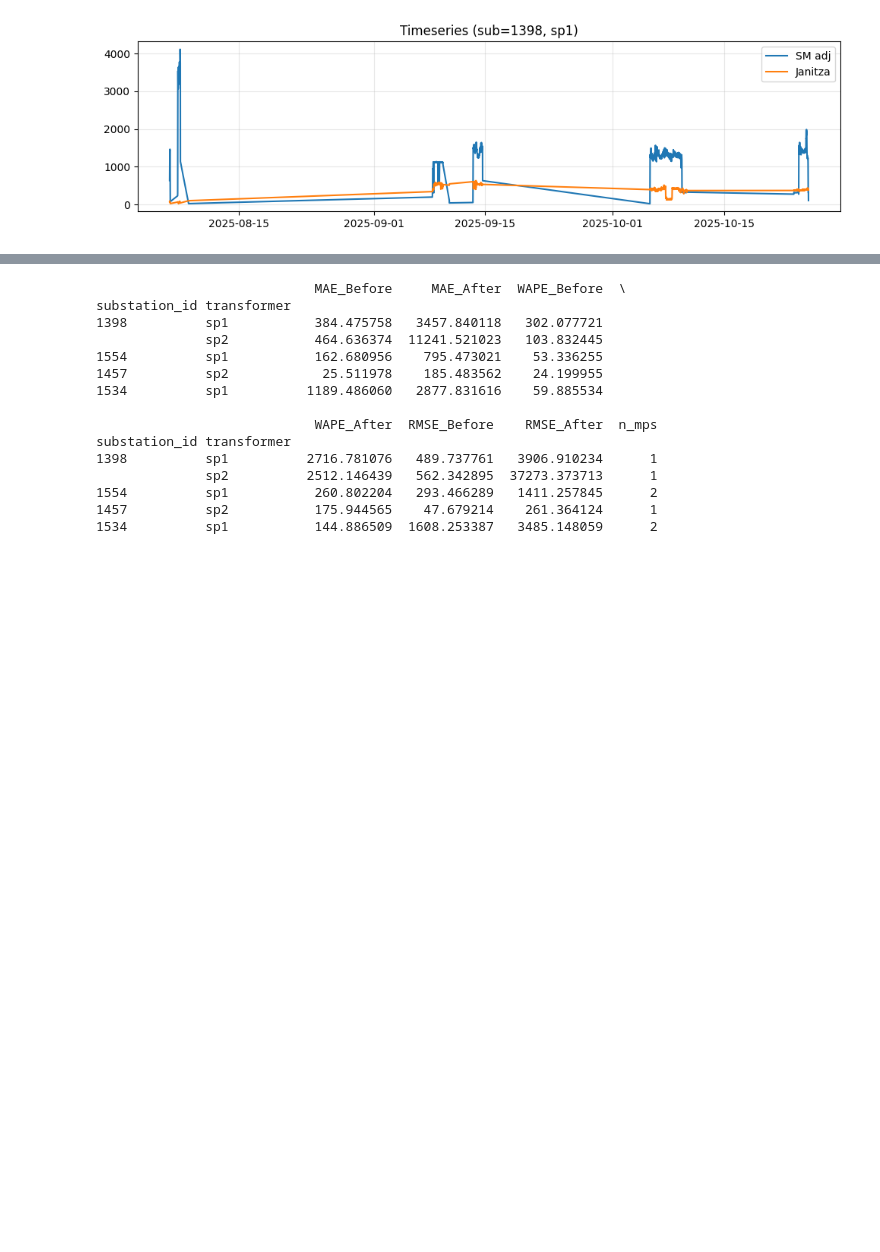
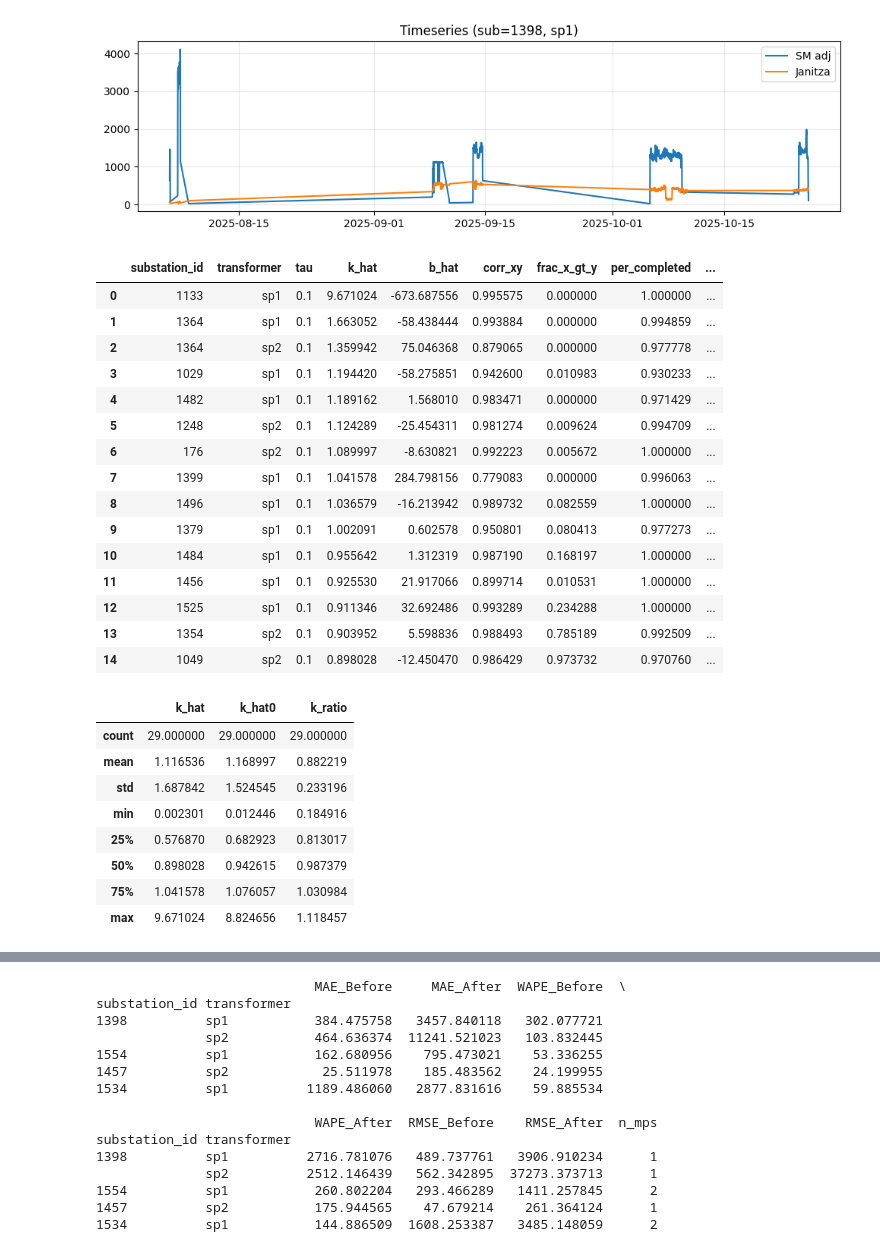
Before and after one commit to MindisBlank/Jasonaq_thesis, a Jupyter notebook: notebooks/ct_ratio_issue.ipynb, the cells around one changed output, grey strips where cells are left out. Cells and saved outputs as stored; diff of their text form; code cells hidden in the pictures; blank space fills up the shorter version.

```diff
--- a/notebooks/ct_ratio_issue.ipynb
+++ b/notebooks/ct_ratio_issue.ipynb
@@ -1088,3 +1092,70 @@ max       19.698594
 Name: ratio, dtype: float64
 [figure]
 [figure]
+# %%
+
+
+try:
+    import statsmodels.api as sm
+    HAVE_SM = True
+except:
+    HAVE_SM = False
+
+def fit_k_no_intercept(df_reg, tau=0.10, min_points=200):
+    rows = []
+    for (sid,tr), g in df_reg.groupby(["substation_id","transformer"]):
+        if len(g) < min_points:
+            continue
+        x = g["I_total_sm_adj"].to_numpy(float)
+        y = g["I_total_jn"].to_numpy(float)
+        m = np.isfinite(x) & np.isfinite(y) & (x > 0)
+        x = x[m]; y = y[m]
+        if len(x) < min_points:
+            continue
+
+        if HAVE_SM:
+            # X is just x, no constant column
+            try:
+                res = sm.QuantReg(y, x).fit(q=tau, max_iter=2000)
+                k0 = float(res.params[0])
+            except Exception:
+                k0 = float(np.nanquantile(y/x, tau))
+        else:
+            k0 = float(np.nanquantile(y/x, tau))
+
+        rows.append({"substation_id": sid, "transformer": tr, "tau": tau, "k_hat0": k0, "n_points": len(x)})
+    return pd.DataFrame(rows)
+
+df_k0 = fit_k_no_intercept(df_reg, tau=0.10, min_points=200)
+df_k_cmp = df_k.merge(df_k0, on=["substation_id","transformer","tau"], how="left")
+
+# Compare intercept vs no-intercept slopes
+df_k_cmp["k_ratio"] = df_k_cmp["k_hat"] / df_k_cmp["k_hat0"]
+display(df_k_cmp.sort_values("k_hat", ascending=False).head(15))
+display(df_k_cmp[["k_hat","k_hat0","k_ratio"]].describe())
+# %% [output]
+|  | substation_id | transformer | tau | k_hat | b_hat | corr_xy | frac_x_gt_y | per_completed | ... |
+| 0 | 1133 | sp1 | 0.1 | 9.671024 | -673.687556 | 0.995575 | 0.000000 | 1.000000 | ... |
+| 1 | 1364 | sp1 | 0.1 | 1.663052 | -58.438444 | 0.993884 | 0.000000 | 0.994859 | ... |
+| 2 | 1364 | sp2 | 0.1 | 1.359942 | 75.046368 | 0.879065 | 0.000000 | 0.977778 | ... |
+| 3 | 1029 | sp1 | 0.1 | 1.194420 | -58.275851 | 0.942600 | 0.010983 | 0.930233 | ... |
+| 4 | 1482 | sp1 | 0.1 | 1.189162 | 1.568010 | 0.983471 | 0.000000 | 0.971429 | ... |
+| 5 | 1248 | sp2 | 0.1 | 1.124289 | -25.454311 | 0.981274 | 0.009624 | 0.994709 | ... |
+| 6 | 176 | sp2 | 0.1 | 1.089997 | -8.630821 | 0.992223 | 0.005672 | 1.000000 | ... |
+| 7 | 1399 | sp1 | 0.1 | 1.041578 | 284.798156 | 0.779083 | 0.000000 | 0.996063 | ... |
+| 8 | 1496 | sp1 | 0.1 | 1.036579 | -16.213942 | 0.989732 | 0.082559 | 1.000000 | ... |
+| 9 | 1379 | sp1 | 0.1 | 1.002091 | 0.602578 | 0.950801 | 0.080413 | 0.977273 | ... |
+| 10 | 1484 | sp1 | 0.1 | 0.955642 | 1.312319 | 0.987190 | 0.168197 | 1.000000 | ... |
+| 11 | 1456 | sp1 | 0.1 | 0.925530 | 21.917066 | 0.899714 | 0.010531 | 1.000000 | ... |
+| 12 | 1525 | sp1 | 0.1 | 0.911346 | 32.692486 | 0.993289 | 0.234288 | 1.000000 | ... |
+| 13 | 1354 | sp2 | 0.1 | 0.903952 | 5.598836 | 0.988493 | 0.785189 | 0.992509 | ... |
+| 14 | 1049 | sp2 | 0.1 | 0.898028 | -12.450470 | 0.986429 | 0.973732 | 0.970760 | ... |
+|  | k_hat | k_hat0 | k_ratio |
+| count | 29.000000 | 29.000000 | 29.000000 |
+| mean | 1.116536 | 1.168997 | 0.882219 |
+| std | 1.687842 | 1.524545 | 0.233196 |
+| min | 0.002301 | 0.012446 | 0.184916 |
+| 25% | 0.576870 | 0.682923 | 0.813017 |
+| 50% | 0.898028 | 0.942615 | 0.987379 |
+| 75% | 1.041578 | 1.076057 | 1.030984 |
+| max | 9.671024 | 8.824656 | 1.118457 |
```
Also changed, not shown: parts of 3 cells of this notebook.
